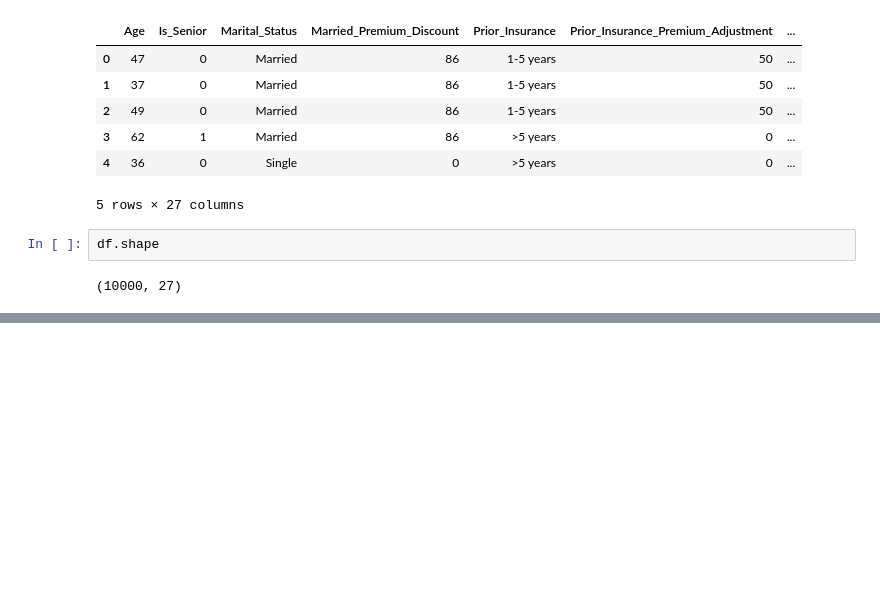
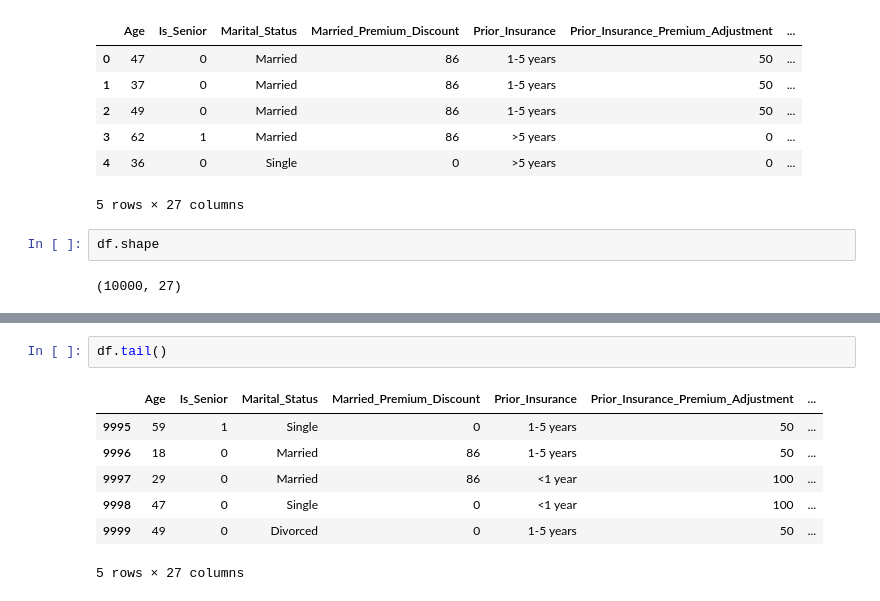
Before and after one commit to Saswankar1/IBM_DataSci, a Jupyter notebook: Project/insurance.ipynb, the cells around one changed output, grey strips where cells are left out. Saved outputs shown, nothing was run; the diff lists cells and outputs as text; blank space fills up the shorter version.

```diff
--- a/Project/insurance.ipynb
+++ b/Project/insurance.ipynb
@@ -22,0 +53,10 @@ df.shape
+# %%
+df.tail()
+# %% [output]
+|  | Age | Is_Senior | Marital_Status | Married_Premium_Discount | Prior_Insurance | Prior_Insurance_Premium_Adjustment | ... |
+| 9995 | 59 | 1 | Single | 0 | 1-5 years | 50 | ... |
+| 9996 | 18 | 0 | Married | 86 | 1-5 years | 50 | ... |
+| 9997 | 29 | 0 | Married | 86 | <1 year | 100 | ... |
+| 9998 | 47 | 0 | Single | 0 | <1 year | 100 | ... |
+| 9999 | 49 | 0 | Divorced | 0 | 1-5 years | 50 | ... |
+5 rows × 27 columns
```
Also changed, not shown: parts of 7 cells of this notebook.
